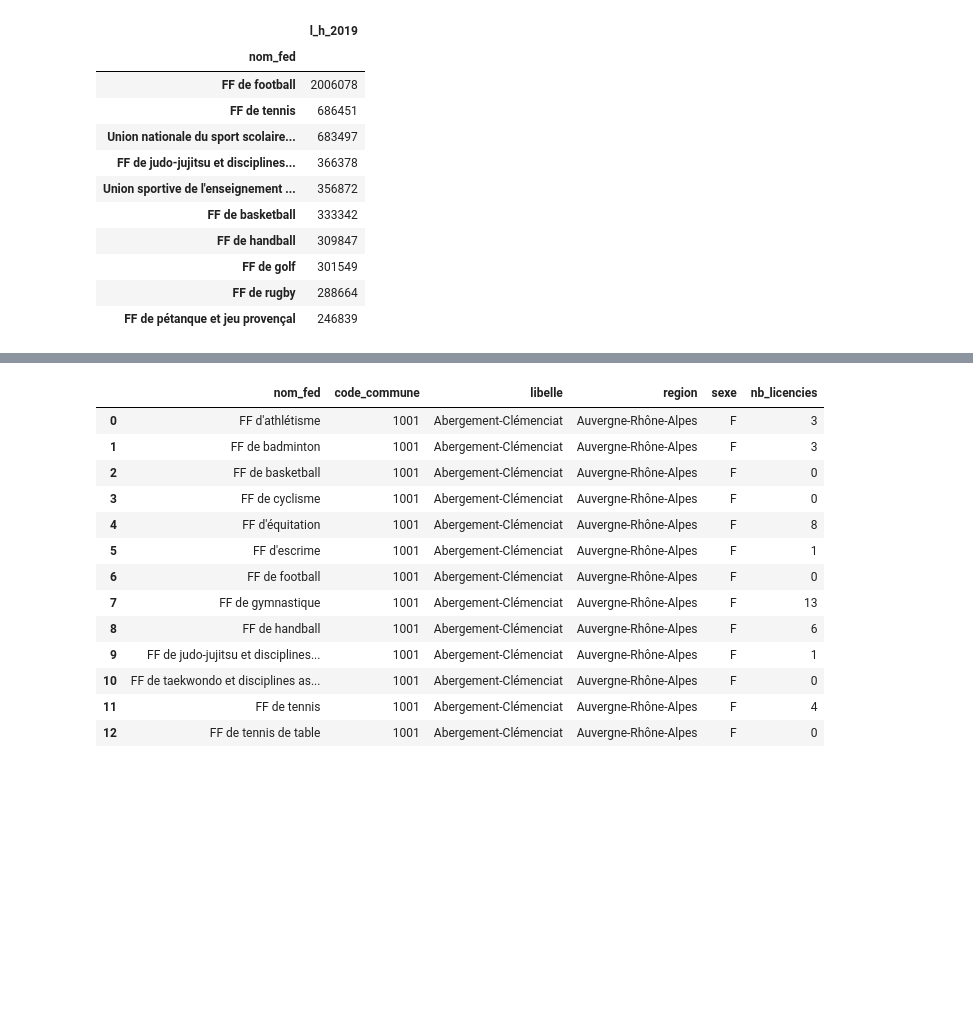
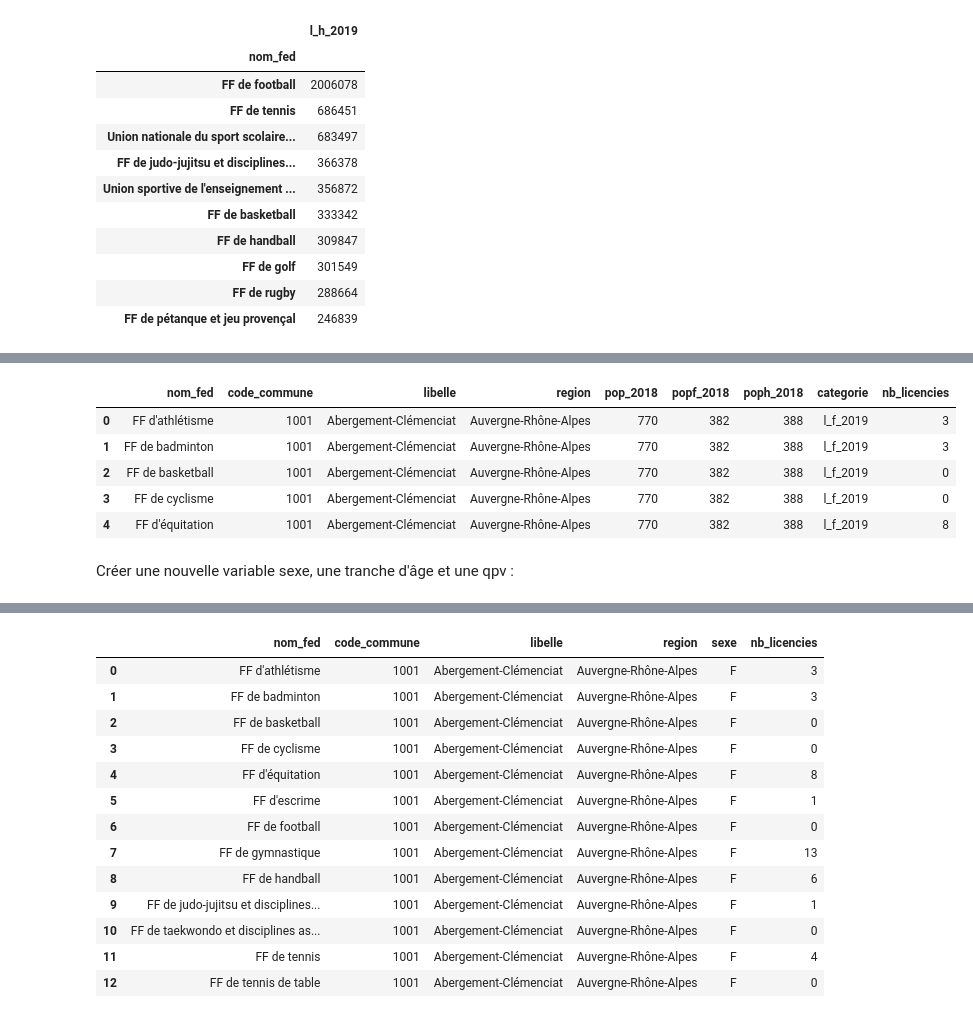
Before and after one commit to paulrsnn/projet-python, a Jupyter notebook: 1-analyse_base_licencies-NB.ipynb, the cells around one changed output, grey strips where cells are left out. Drawn from its saved outputs; the diff is of its cells as text; code cells hidden in the pictures; blank space fills up the shorter version.

```diff
--- a/1-analyse_base_licencies-NB.ipynb
+++ b/1-analyse_base_licencies-NB.ipynb
@@ -46,0 +49,10 @@ Index(['code_commune', 'libelle', 'region', 'fed_2019', 'nom_fed', 'l_2019',
+# %%
+lic_comm = lic_comm[['code_commune', 'libelle', 'region', 'fed_2019', 'nom_fed', 'l_2019',
+       'l_0_4_2019', 'l_5_9_2019', 'l_10_14_2019', 'l_15_19_2019',
+       'l_20_29_2019', 'l_30_44_2019', 'l_45_59_2019', 'l_60_74_2019',
+       'l_75_2019', 'l_f_2019', 'l_0_4_f_2019', 'l_5_9_f_2019',
+       'l_10_14_f_2019', 'l_15_19_f_2019', 'l_20_29_f_2019', 'l_30_44_f_2019',
+       'l_45_59_f_2019', 'l_60_74_f_2019', 'l_75_f_2019', 'l_h_2019',
+       'l_0_4_h_2019', 'l_5_9_h_2019', 'l_10_14_h_2019', 'l_15_19_h_2019',
+       'l_20_29_h_2019', 'l_30_44_h_2019', 'l_45_59_h_2019', 'l_60_74_h_2019',
+       'l_75_h_2019', 'l_qp_2019', 'l_qp_f_2019', 'l_qp_h_2019', 'pop_2018', 'popf_2018', 'poph_2018']]
@@ -139,0 +271,11 @@ On commence par créer un data frame à partir des colonnes 'nom_fed', 'code_com
+# %%
+lic_comm.head()
+# %% [output]
+|  | nom_fed | code_commune | libelle | region | pop_2018 | popf_2018 | poph_2018 | categorie | nb_licencies |
+| 0 | FF d'athlétisme | 1001 | Abergement-Clémenciat | Auvergne-Rhône-Alpes | 770 | 382 | 388 | l_f_2019 | 3 |
+| 1 | FF de badminton | 1001 | Abergement-Clémenciat | Auvergne-Rhône-Alpes | 770 | 382 | 388 | l_f_2019 | 3 |
+| 2 | FF de basketball | 1001 | Abergement-Clémenciat | Auvergne-Rhône-Alpes | 770 | 382 | 388 | l_f_2019 | 0 |
+| 3 | FF de cyclisme | 1001 | Abergement-Clémenciat | Auvergne-Rhône-Alpes | 770 | 382 | 388 | l_f_2019 | 0 |
+| 4 | FF d'équitation | 1001 | Abergement-Clémenciat | Auvergne-Rhône-Alpes | 770 | 382 | 388 | l_f_2019 | 8 |
+# %% [markdown]
+Créer une nouvelle variable sexe, une tranche d'âge et une qpv :
```
Also changed, not shown: parts of 26 cells of this notebook.
